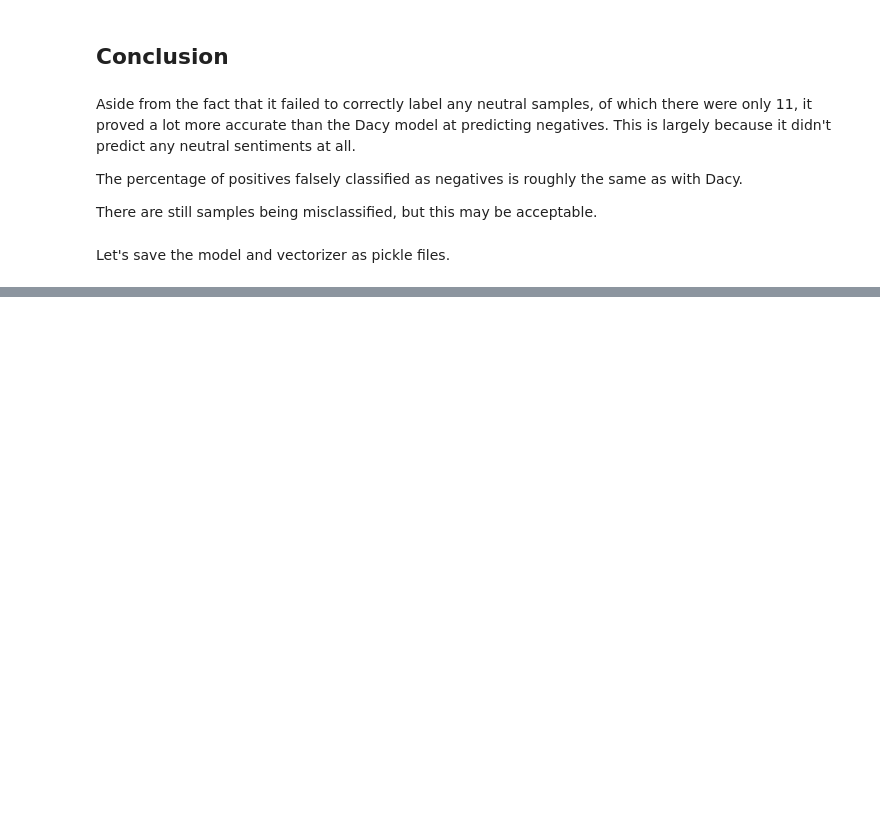
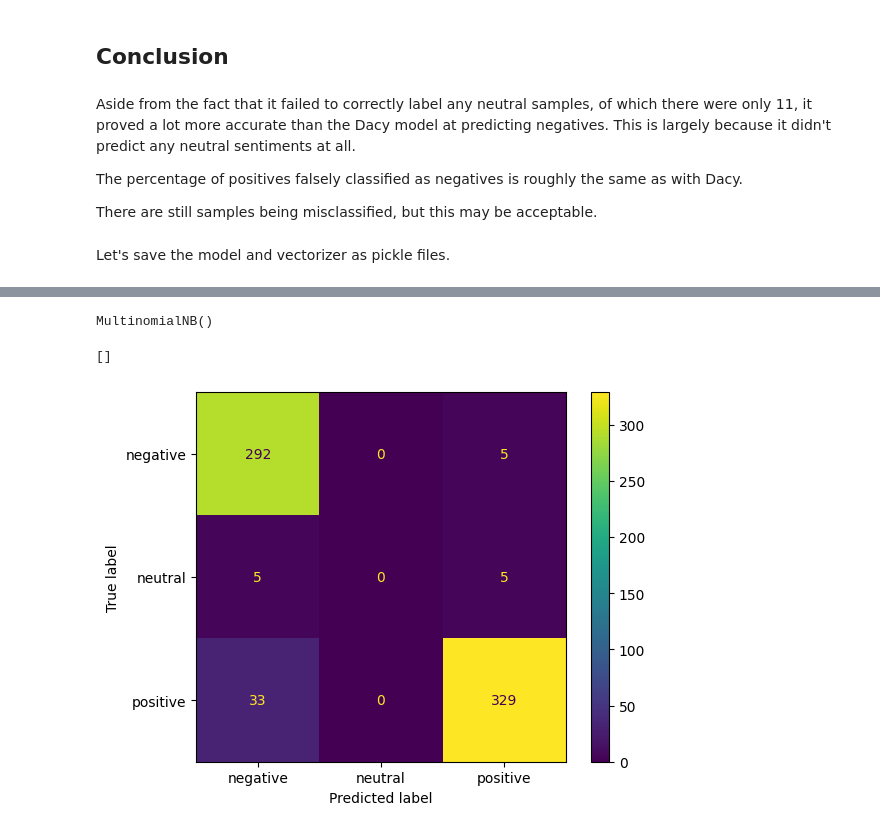
Before and after one commit to TheAgns/ExamProjectDataScience, a Jupyter notebook: bayes.ipynb, the cells around one changed output, grey strips where cells are left out. Cells and saved outputs as stored; diff of their text form; code cells hidden in the pictures; blank space fills up the shorter version.

Commit message:
adds tfidf vec to bayes

```diff
--- a/bayes.ipynb
+++ b/bayes.ipynb
@@ -161,0 +165,4 @@ with open('Models/bayes.pkl', 'wb') as f:
+# %%
+vectorizer = TfidfVectorizer(stop_words=list(da_stopwords))
+dtm = vectorizer.fit_transform(X_train)
+print_top_words(vectorizer, dtm)
@@ -161,0 +180,15 @@ with open('Models/bayes.pkl', 'wb') as f:
+# %%
+model = MultinomialNB()
+model.fit(dtm, y_train)
+# %% [output]
+MultinomialNB()
+# %%
+dtm_test = vectorizer.transform(X_test)
+y_pred = model.predict(dtm_test)
+probs = model.predict_proba(dtm_test)
+# %%
+ConfusionMatrixDisplay.from_predictions(y_test, y_pred)
+plt.plot()
+# %% [output]
+[]
+[figure, added]
```
Also changed, not shown: parts of 8 cells of this notebook, 3 other files.
